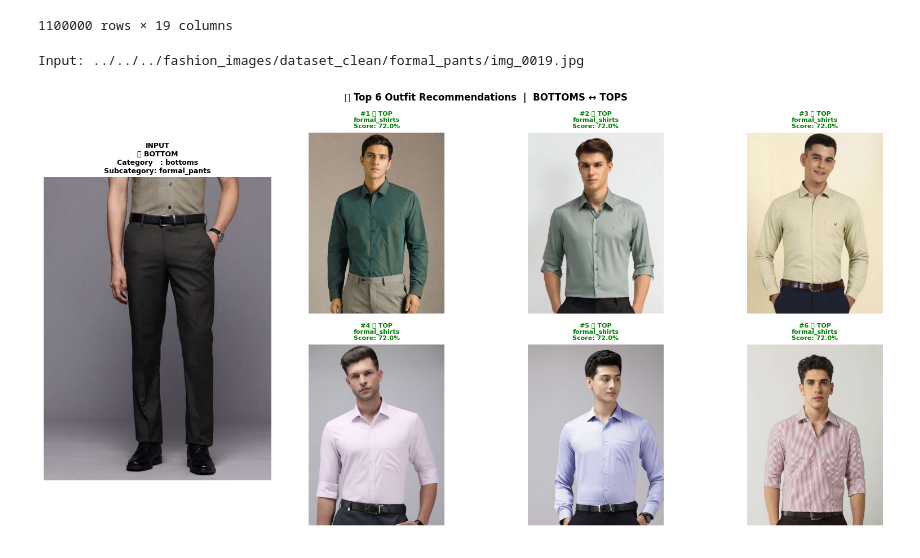
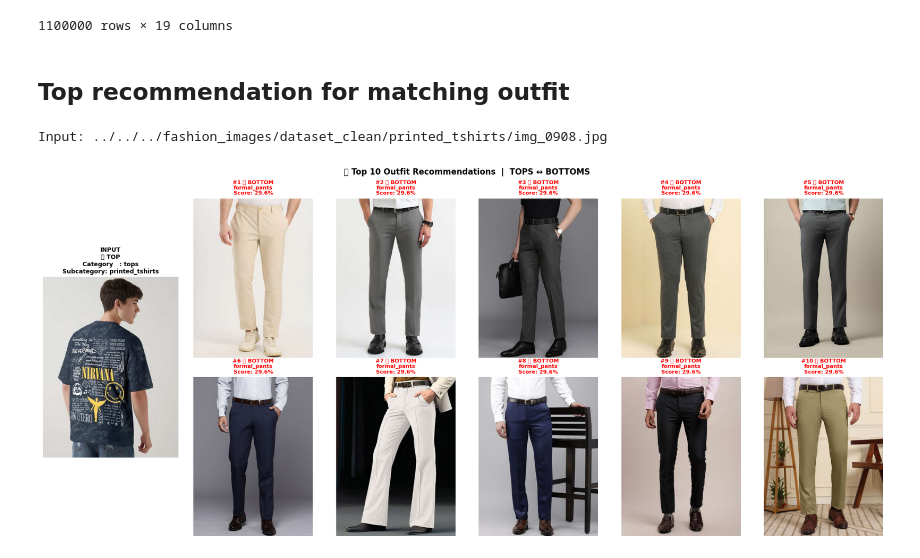
Before and after one commit to Mipjeiger/Fashion-recommendation-RAG-Finetuing-LLM-ML-Engineer-end-to-end, a Jupyter notebook: pipelines/ai_engineer/LLM/llm_integration.ipynb, the cells around one changed output. Cells and saved outputs as stored; diff of their text form; code cells hidden in the pictures.

```diff
--- a/pipelines/ai_engineer/LLM/llm_integration.ipynb
+++ b/pipelines/ai_engineer/LLM/llm_integration.ipynb
@@ -614,6 +327,8 @@ df_images
 | 1099998 | TNC_1099999 | tops | solid_tshirts | short | summer | cotton | office | low | XXL | ... |
 | 1099999 | TNC_1100000 | tops | solid_tshirts | short | all-season | cotton | casual | medium | S | ... |
 1100000 rows × 19 columns
+# %% [markdown]
+## Top recommendation for matching outfit
 # %%
 from difflib import SequenceMatcher
 from pathlib import Path
@@ -625,10 +340,10 @@ lookup = {
     for _, r in df_merged.drop_duplicates('image_path').iterrows()
 }
 
-def recommend_outfit(image_path, df_merged, top_n=6):
-    image_path   = Path(str(image_path))          # ✅ accept string or Path
-    input_key    = f"{image_path.parent.name}/{image_path.name}"
-    input_row    = lookup.get(input_key)
+def recommend_outfit(image_path, df_merged, top_n=10):
+    image_path = Path(str(image_path))
+    input_key  = f"{image_path.parent.name}/{image_path.name}"
+    input_row  = lookup.get(input_key)
 
     if input_row is None:
         print(f"⚠️ Not found in lookup: {input_key}"); return
@@ -645,53 +360,69 @@ def recommend_outfit(image_path, df_merged, top_n=6):
     df_opp['score'] = df_opp['subcategory'].apply(
         lambda s: SequenceMatcher(None, input_subcat, str(s).lower()).ratio()
     )
-    df_opp = df_opp[df_opp['image_path'].apply(lambda p: Path(str(p)).exists())]
-    top6   = df_opp.nlargest(top_n, 'score')
+    df_opp  = df_opp[df_opp['image_path'].apply(lambda p: Path(str(p)).exists())]
+    top_rec = df_opp.nlargest(top_n, 'score')
 
-    # ── Plot ──────────────────────────────────────────────────
-    fig = plt.figure(figsize=(16, 8))
+    # ── Dynamic grid: 1 input col + ceil(top_n/rows) cols ────
+    n_cols  = 6                              # 1 input + 5 recommendations per row
+    n_rows  = -(-top_n // (n_cols - 1))     # ceil division  → 2 rows for top_n=10
+    fig     = plt.figure(figsize=(n_cols * 3, n_rows * 4))
 
-    ax_input = fig.add_subplot(2, 4, (1, 5))
+    # ── Input image spans all rows on the left ────────────────
+    ax_input = fig.add_subplot(n_rows, n_cols, tuple(
+        range(1, n_rows * n_cols, n_cols)   # e.g. [1, 7] for 2 rows
+    ) if n_rows > 1 else 1)
     ax_input.imshow(Image.open(image_path))
     ax_input.axis('off')
     ax_input.set_title(
         f"INPUT\n{'👕 TOP' if input_cat == 'tops' else '👖 BOTTOM'}\n"
         f"Category   : {input_cat}\n"
         f"Subcategory: {input_subcat}",
         fontsize=9, fontweight='bold'
     )
 
-    for i, (_, row) in enumerate(top6.iterrows()):
+    # ── Recommendation positions: skip col 1 every row ───────
+    positions = [
+        r * n_cols + c
+        for r in range(n_rows)
+        for c in range(2, n_cols + 1)       # cols 2–6
+    ][:top_n]
+
+    for i, (_, row) in enumerate(top_rec.iterrows()):
         pct   = row['score'] * 100
         color = 'green' if pct >= 70 else 'orange' if pct >= 40 else 'red'
-        ax    = fig.add_subplot(2, 4, [2, 3, 4, 6, 7, 8][i])
+        ax    = fig.add_subplot(n_rows, n_cols, positions[i])
         ax.imshow(Image.open(row['image_path']))
         ax.axis('off')
         ax.set_title(
-            f"#{i+1} {'👖 BOTTOM' if input_cat=='tops' else '👕 TOP'}\n"
+            f"#{i+1} {'👖 BOTTOM' if input_cat == 'tops' else '👕 TOP'}\n"
             f"{row['subcategory']}\nScore: {pct:.1f}%",
             fontsize=8, color=color, fontweight='bold'
         )
 
-    plt.suptitle(f"👗 Top {top_n} Outfit Recommendations  |  {input_cat.upper()} ↔ {target_cat.upper()}", fontsize=12, fontweight='bold')
+    plt.suptitle(
+        f"👗 Top {top_n} Outfit Recommendations  |  {input_cat.upper()} ↔ {target_cat.upper()}",
+        fontsize=12, fontweight='bold'
+    )
     plt.tight_layout(); plt.show()
 
-    print(f"\n{'='*50}")
+    # ── Summary ───────────────────────────────────────────────
+    print(f"\n{'='*55}")
     print(f"Input       : {image_path.name}")
     print(f"Category    : {input_cat}  →  Recommending: {target_cat}")
     print(f"Subcategory : {input_subcat}")
-    print(f"{'='*50}")
-    for i, (_, row) in enumerate(top6.iterrows()):
-        print(f"#{i+1}  {row['subcategory']:<25} Score: {row['score']*100:.1f}%  |  {Path(str(row['image_path'])).name}")
+    print(f"{'='*55}")
+    for i, (_, row) in enumerate(top_rec.iterrows()):
+        print(f"#{i+1:<2} {row['subcategory']:<25} Score: {row['score']*100:.1f}%  |  {Path(str(row['image_path'])).name}")
 
-    return top6
+    return top_rec
 
 
-# ── Usage: pass INPUT_IMAGE as string ────────────────────────
-INPUT_IMAGE = "../../../fashion_images/dataset_clean/formal_pants/img_0019.jpg"
+# ── Usage ─────────────────────────────────────────────────────
+INPUT_IMAGE = random.choice(list(PATH_IMAGES.rglob("*.jpg")))
 
 print(f"Input: {INPUT_IMAGE}\n")
-top6 = recommend_outfit(INPUT_IMAGE, df_merged, top_n=6)
+top_rec = recommend_outfit(INPUT_IMAGE, df_merged, top_n=10)
 # %% [output]
-Input: ../../../fashion_images/dataset_clean/formal_pants/img_0019.jpg
+Input: ../../../fashion_images/dataset_clean/printed_tshirts/img_0908.jpg
-[figure, old version]
+[figure, new version]
```
Also changed, not shown: parts of 25 cells of this notebook, 2 other files.
